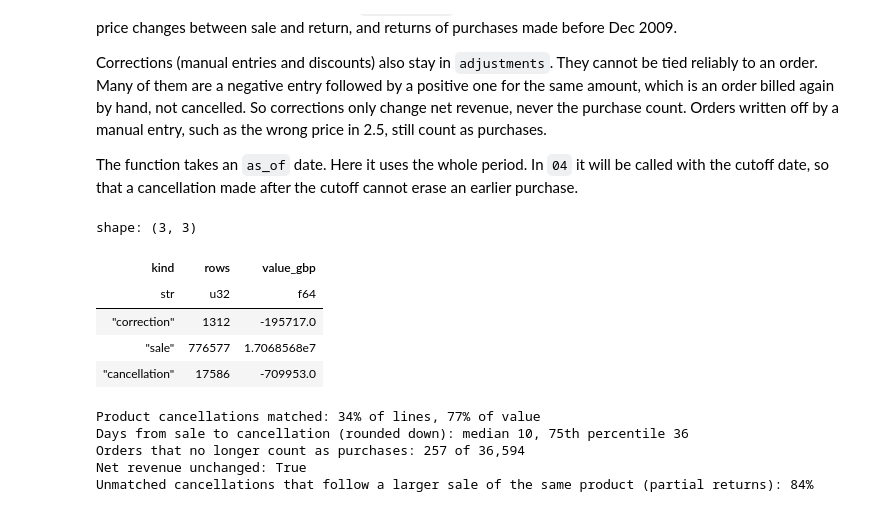
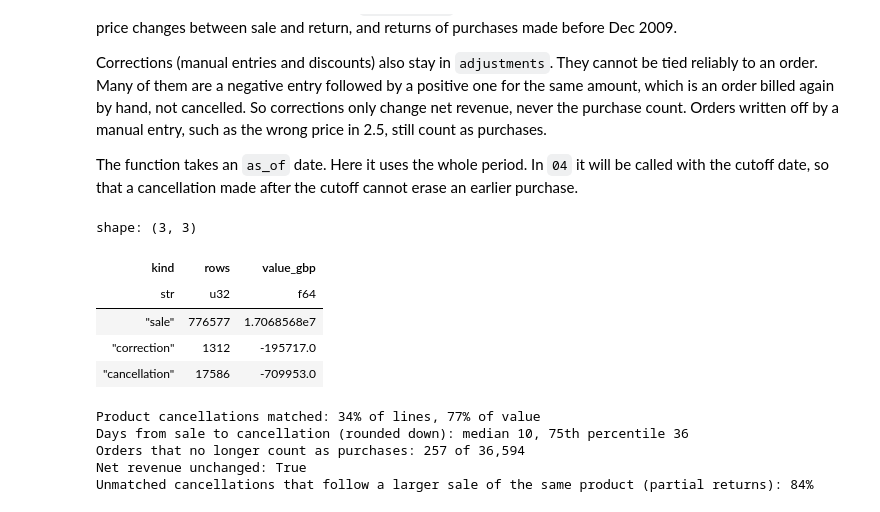
Before and after one commit to tomas20oriol-jpg/customer-segmentation-retention, a Jupyter notebook: notebooks/01_data_cleaning_eda.ipynb, the cells around one changed output. Saved outputs shown, nothing was run; the diff lists cells and outputs as text; code cells hidden in the pictures.

```diff
--- a/notebooks/01_data_cleaning_eda.ipynb
+++ b/notebooks/01_data_cleaning_eda.ipynb
@@ -345,23 +315,14 @@ Corrections (manual entries and discounts) also stay in `adjustments`. They cann
 
 The function takes an `as_of` date. Here it uses the whole period. In `04` it will be called with the cutoff date, so that a cancellation made after the cutoff cannot erase an earlier purchase.
 # %%
-is_product = pl.col("stock_code").str.contains(PRODUCT_CODE)
-lines = df.drop("sheet").with_columns(
-    revenue=pl.col("quantity") * pl.col("price"),
-    kind=pl.when(~is_product)
-    .then(pl.lit("correction"))
-    .when(pl.col("invoice").str.starts_with("C"))
-    .then(pl.lit("cancellation"))
-    .otherwise(pl.lit("sale")),
-    line_id=pl.int_range(pl.len()),
-)
+lines = build_lines(df)
 lines.group_by("kind").agg(rows=pl.len(), value_gbp=pl.col("revenue").sum().round(0))
 # %% [output]
 shape: (3, 3)
 | kind | rows | value_gbp |
 | str | u32 | f64 |
+| "sale" | 776577 | 1.7068568e7 |
 | "correction" | 1312 | -195717.0 |
-| "sale" | 776577 | 1.7068568e7 |
 | "cancellation" | 17586 | -709953.0 |
 # %%
 purchases = split_purchases(lines)
```
Also changed, not shown: parts of 11 cells of this notebook, 20 other files.
